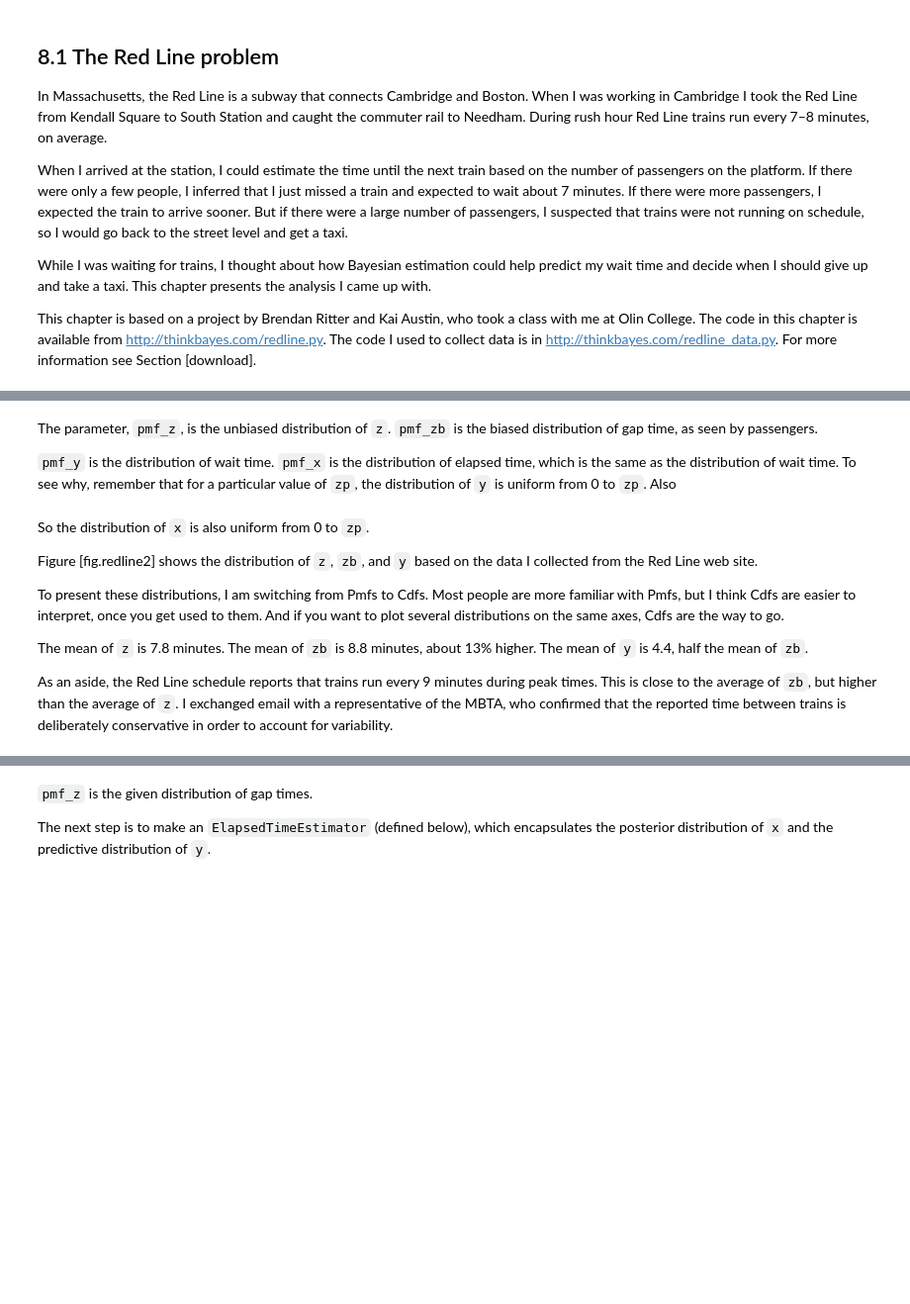
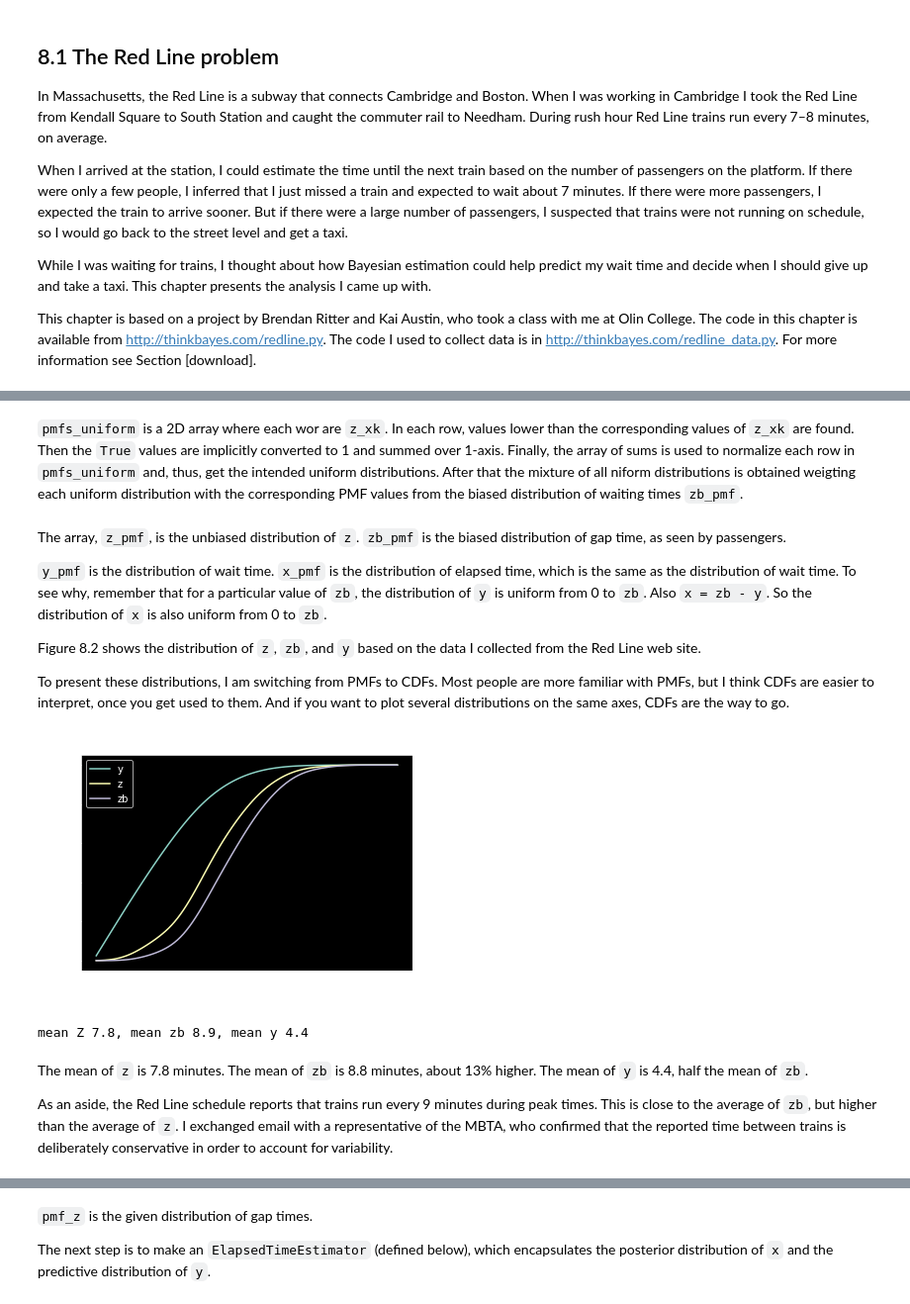
Before and after one commit to antshk/ThinkBayes, a Jupyter notebook: notebooks/08_Observer_Bias.ipynb, the cells around one changed output, grey strips where cells are left out. Shown: that part at 99% size. Cells and saved outputs as stored; diff of their text form; code cells hidden in the pictures; blank space fills up the shorter version.

```diff
--- a/notebooks/08_Observer_Bias.ipynb
+++ b/notebooks/08_Observer_Bias.ipynb
@@ -187,9 +153,24 @@ class WaitTimeCalculator(object):
+# %%
+pmfs_uniform = np.tile(z_xk,(z_xk.size,1)) <= z_xk[:,None]
+pmfs_uniform = pmfs_uniform / pmfs_uniform.sum(axis=1)[:,None]
+#calculating the mixture see Chapter 5.6
+y_pmf = (pmfs_uniform * zb_pmf[:,None]).sum(axis=0)
+# %% [markdown]
+`pmfs_uniform` is a 2D array where each wor are `z_xk`. In each row, values lower than the corresponding values of `z_xk` are found. Then the `True` values are implicitly converted to 1 and summed over 1-axis. Finally, the array of sums is used to normalize each row in `pmfs_uniform` and, thus, get the intended uniform distributions. After that the mixture of all niform distributions is obtained weigting each uniform distribution with the corresponding PMF values from the biased distribution of waiting times `zb_pmf`.
 # %% [markdown]
-The parameter, `pmf_z`, is the unbiased distribution of `z`.
-`pmf_zb` is the biased distribution of gap time, as seen by passengers.
+The array, `z_pmf`, is the unbiased distribution of `z`.
+`zb_pmf` is the biased distribution of gap time, as seen by passengers.
 
-`pmf_y` is the distribution of wait time. `pmf_x` is the distribution of
+`y_pmf` is the distribution of wait time. `x_pmf` is the distribution of
 elapsed time, which is the same as the distribution of wait time. To see
-why, remember that for a particular value of `zp`, the
-distribution of `y` is uniform from 0 to `zp`.
-Also
+why, remember that for a particular value of `zb`, the
+distribution of `y` is uniform from 0 to `zb`. Also `x = zb - y`. So the distribution of `x` is also uniform from 0 to `zb`.
+
+Figure 8.2 shows the distribution of `z`,
+`zb`, and `y` based on the data I collected from
+the Red Line web site.
+
+To present these distributions, I am switching from PMFs to CDFs. Most
+people are more familiar with PMFs, but I think CDFs are easier to
+interpret, once you get used to them. And if you want to plot several
+distributions on the same axes, CDFs are the way to go.
@@ -198,16 +177,19 @@ x = zp - y
+# %%
+#Figure 8.2
+plt.plot(z_xk/60,y_pmf.cumsum(), label='y')
+plt.plot(z_xk/60,z_pmf.cumsum(), label='z')
+plt.plot(z_xk/60,zb_pmf.cumsum(),label='zb')
+plt.xlabel('Time (min)');
+plt.ylabel('CDF');
+plt.legend()
+plt.title('Figure 8.2: CDF of z, zb, and the wait time seen by passengers, y.');
+# %% [output]
+[figure, added]
+# %%
+print(f'mean Z {(z_xk*z_pmf).sum()/60:1.1f}, mean zb {(z_xk*zb_pmf).sum()/60:1.1f}, mean y {(z_xk*y_pmf).sum()/60:1.1f}')
+# %% [output]
+mean Z 7.8, mean zb 8.9, mean y 4.4
 # %% [markdown]
-So the distribution of `x` is also uniform from 0 to
-`zp`.
-
-Figure [fig.redline2] shows the distribution of `z`,
-`zb`, and `y` based on the data I collected from
-the Red Line web site.
-
-To present these distributions, I am switching from Pmfs to Cdfs. Most
-people are more familiar with Pmfs, but I think Cdfs are easier to
-interpret, once you get used to them. And if you want to plot several
-distributions on the same axes, Cdfs are the way to go.
-
 The mean of `z` is 7.8 minutes. The mean of `zb`
 is 8.8 minutes, about 13% higher. The mean of `y` is 4.4,
 half the mean of `zb`.
```
Also changed, not shown: parts of 15 cells of this notebook, 1 other file.
